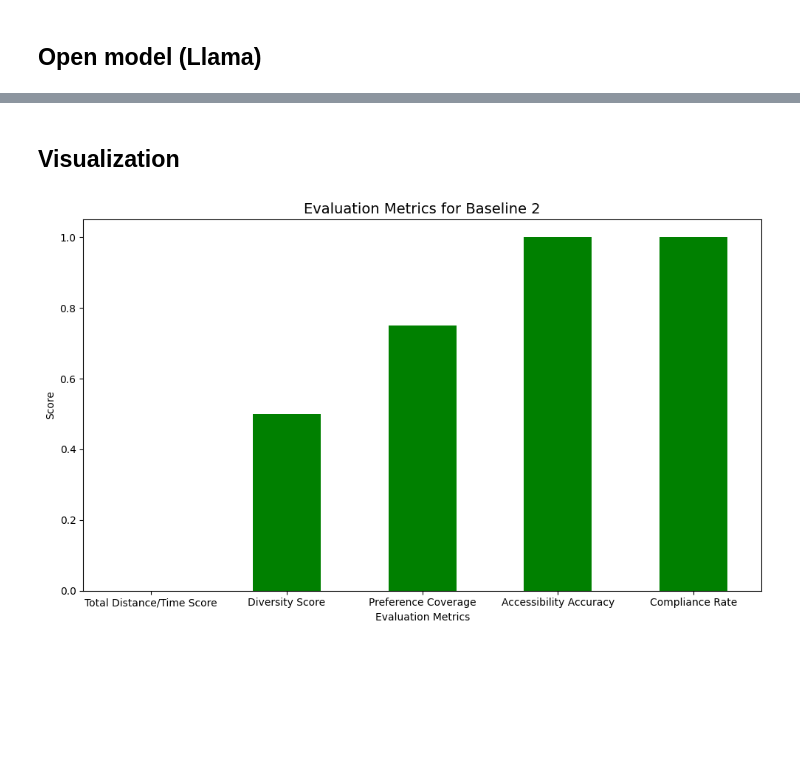
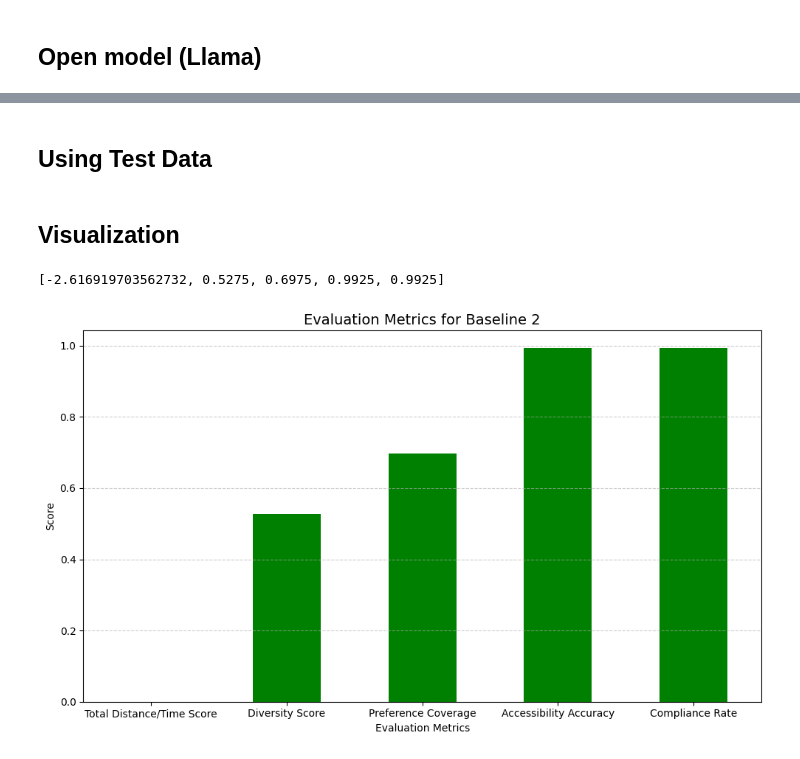
Before and after one commit to jhparkt/Itinerary_Recs, a Jupyter notebook: models/llama3_v2.ipynb, the cells around one changed output, grey strips where cells are left out. Cells and saved outputs as stored; diff of their text form; code cells hidden in the pictures; blank space fills up the shorter version.

```diff
--- a/models/llama3_v2.ipynb
+++ b/models/llama3_v2.ipynb
@@ -42,7 +40,7 @@ def run_ollama(prompt, model="llama3:8b"):
     result = subprocess.run(
         ["ollama", "run", model, "--format", "json"],
         input=prompt,
-        text=True,
+        encoding="utf-8",
         capture_output=True
     )
     return result.stdout
@@ -110,4 +110,5 @@ The output style must be like example output:
 # %%
+prompt = create_prompt(USER_PREFERENCES)
 response = run_ollama(prompt)
 # %%
 raw_text = response.strip()
@@ -124,3 +125,5 @@ print(response_dict)
 itinerary = [
 {'id': 1, 'name': "America's Cup Harbor", 'lat': 32.5106, 'lon': -117.0626, 'poi_type': 'tourism', 'features': {'wheelchair': True, 'toilets:wheelchair': False, 'air_conditioning': False}, 'amenity': '', 'cuisine': ''}, {'id': 2, 'name': "Little Italy's Piazza Basilone", 'lat': 32.7103, 'lon': -117.1639, 'poi_type': 'tourism', 'features': {'wheelchair': True, 'toilets:wheelchair': False, 'air_conditioning': False}, 'tourism': 'viewpoint'}, {'id': 3, 'name': "Lamb's Players Theatre", 'lat': 32.6941, 'lon': -117.1579, 'poi_type': 'amenity', 'features': {'wheelchair': True, 'toilets:wheelchair': False, 'air_conditioning': False}, 'amenity': 'theatre'}, {'id': 4, 'name': 'The Patio on Lamont Street', 'lat': 32.6952, 'lon': -117.1588, 'poi_type': 'amenity', 'features': {'wheelchair': True, 'toilets:wheelchair': False, 'air_conditioning': False}, 'amenity': 'cafe', 'cuisine': 'mexican'}
 ]
+# %%
+itinerary = response_dict['data']
@@ -146,23 +168,52 @@ Accuracy (Fully Compliant POIs): 1.00
 Compliance Rate (Granular Features Met): 1.00
 
 Overall Feasibility: FALSE
+# %% [markdown]
+## Using Test Data
+# %%
+import json
+
+test_filename = '../testing/user_preferences_100.json'
+with open(test_filename, 'r', encoding='utf-8') as f:
+    test_set = json.load(f)
+
+itinerary_metrics = []
+itinerary_metrics_success = []
+
+for user_pref in test_set:
+    user_pref['visited_ids'] = set()
+    itinerary = run_ollama_encased(create_prompt(user_pref))
+
+    metrics = get_evaluation_metrics(itinerary, user_pref)
+    itinerary_metrics.append(metrics)
+    if sum(metrics) != 0:
+        itinerary_metrics_success.append(metrics)
 # %% [markdown]
 ## Visualization
 # %%
 import pandas as pd
 import matplotlib.pyplot as plt
 
-itinerary_metrics = [0, 0.5, 0.75, 1, 1]
-df = pd.Series(itinerary_metrics)
+df = pd.DataFrame(itinerary_metrics)
+avg = df.mean(axis=0)
+avg = avg.drop(index=[1, 2])
+
+# < 0 means infeasible
+if avg[0] < 0:
+    print(list(avg))
+    avg[0] = 0
+
 labels = ['Total Distance/Time Score', 'Diversity Score', 'Preference Coverage', 'Accessibility Accuracy', 'Compliance Rate']
 
 plt.figure(figsize=(10, 6))
-ax = df.plot(kind='bar', color='green')
+ax = avg.plot(kind='bar', color='green')
 ax.set_xticklabels(labels)
 plt.title('Evaluation Metrics for Baseline 2', fontsize=14)
 plt.xlabel('Evaluation Metrics')
 plt.ylabel('Score')
 plt.xticks(rotation=0)
+plt.grid(axis='y', linestyle='--', alpha=0.6)
 plt.tight_layout()
 # %% [output]
+[-2.616919703562732, 0.5275, 0.6975, 0.9925, 0.9925]
-[figure, old version]
+[figure, new version]
```
Also changed, not shown: parts of 6 cells of this notebook, 3 other files.
